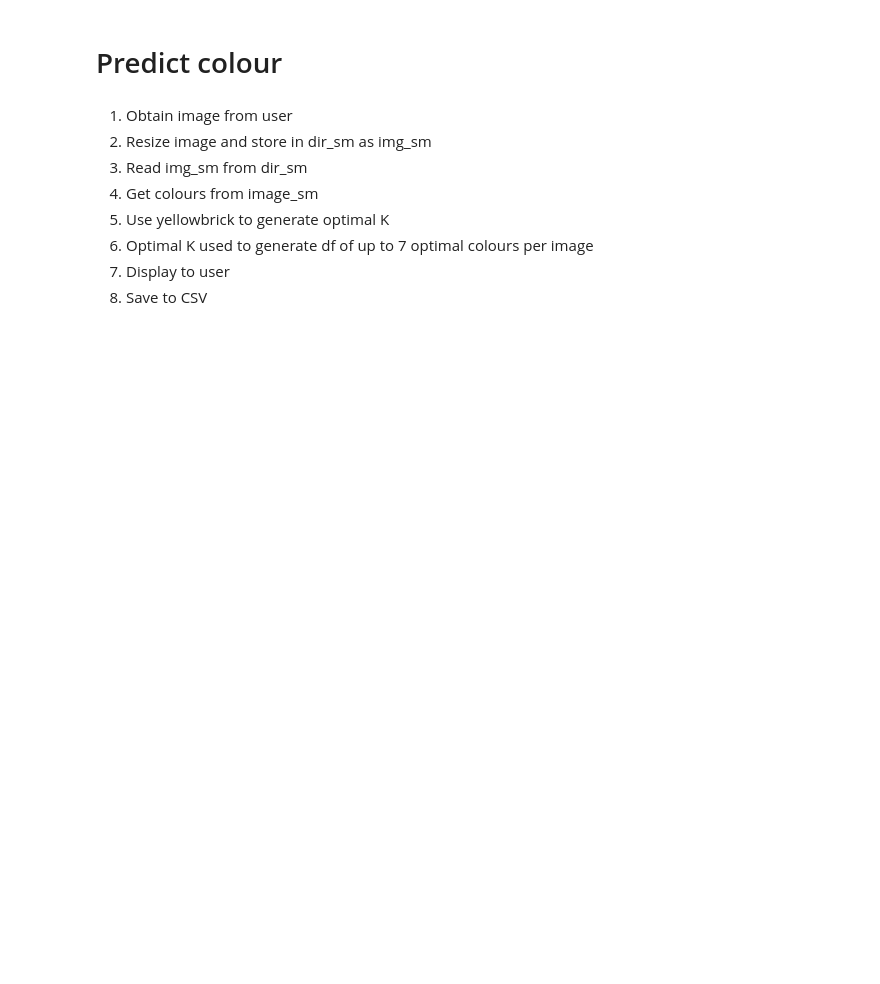
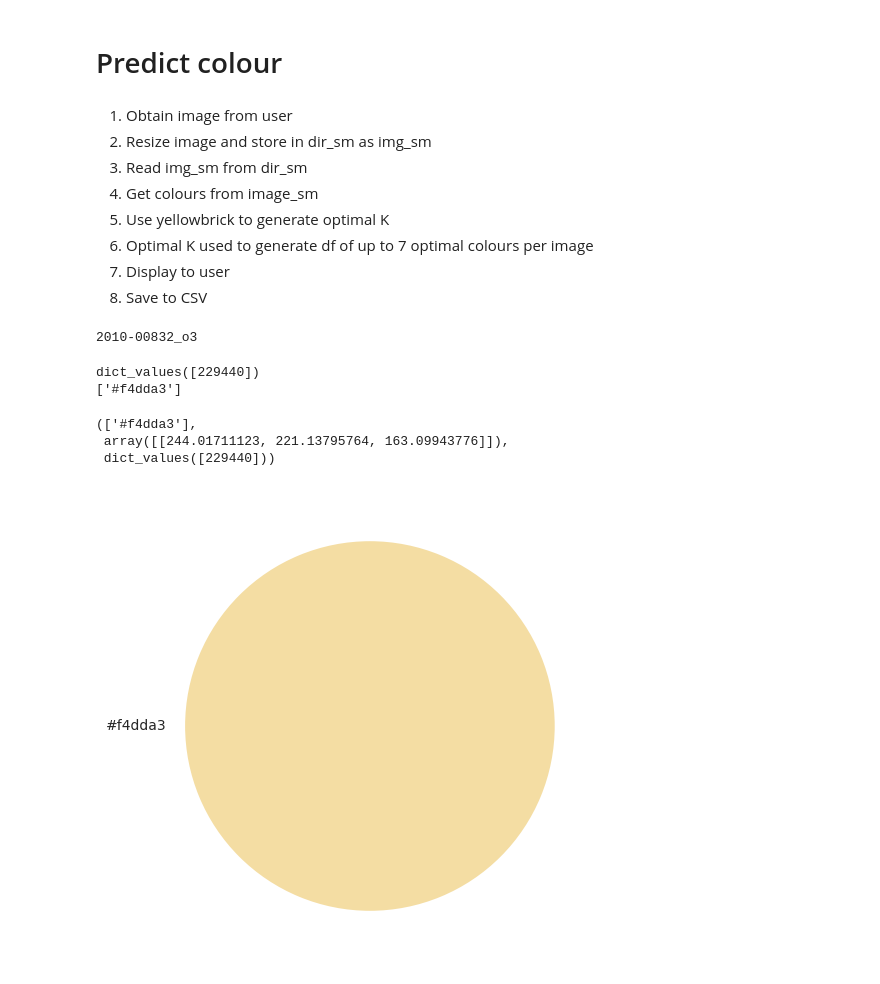
Before and after one commit to erniesg/Art-API, a Jupyter notebook: notebooks/predict_colour.ipynb, the cells around one changed output. Cells and saved outputs as stored; diff of their text form; code cells hidden in the pictures; blank space fills up the shorter version.

```diff
--- a/notebooks/predict_colour.ipynb
+++ b/notebooks/predict_colour.ipynb
@@ -38,3 +38,50 @@ from art_api import utils
 7. Optimal K used to generate df of up to 7 optimal colours per image
 8. Display to user
 9. Save to CSV
+# %%
+def get_image(image_path):
+    image = cv2.imread(image_path)
+    image = cv2.cvtColor(image, cv2.COLOR_BGR2RGB)
+    return image
+# %%
+def RGB2HEX(color):
+    return "#{:02x}{:02x}{:02x}".format(int(color[0]), int(color[1]), int(color[2]))
+# %%
+def get_colors(image, number_of_colors, show_chart):
+
+    #modified_image = cv2.resize(image, (600, 400), interpolation = cv2.INTER_AREA)
+    modified_image = image.reshape(image.shape[0]*image.shape[1], 3)
+
+    clf = KMeans(n_clusters = number_of_colors)
+    labels = clf.fit_predict(modified_image)
+
+    counts = Counter(labels)
+    # sort to ensure correct color percentage
+    counts = dict(sorted(counts.items()))
+
+    center_colors = clf.cluster_centers_
+    # We get ordered colors by iterating through the keys
+    ordered_colors = [center_colors[i] for i in counts.keys()]
+    hex_colors = [RGB2HEX(ordered_colors[i]) for i in counts.keys()]
+    #hex_colors = pd.DataFrame([RGB2HEX(ordered_colors[i]) for i in counts.keys()]).T
+    #rgb_colors = [ordered_colors[i] for i in counts.keys()]
+
+    if (show_chart):
+        plt.figure(figsize = (8, 6))
+        plt.pie(counts.values(), labels = hex_colors, colors = hex_colors)
+
+    # return rgb_colors
+    print(counts.values())
+    print(hex_colors)
+    X = clf.cluster_centers_
+    y = counts.values()
+    return hex_colors, X, y
+# %%
+filename = "../raw_data/test/2010-00832_o3.jpg"
+# %%
+print(os.path.splitext(os.path.basename(filename))[0])
+# filename.tar
+
+fname = os.path.basename(filename).split('.', 1)[0]
+# %% [output]
+2010-00832_o3
@@ -40,0 +90,9 @@ from art_api import utils
+# %%
+get_colors(get_image(filename), 1, True)
+# %% [output]
+dict_values([229440])
+['#f4dda3']
+(['#f4dda3'],
+ array([[244.01711123, 221.13795764, 163.09943776]]),
+ dict_values([229440]))
+[figure, added]
```
Also changed, not shown: parts of 26 cells of this notebook.
